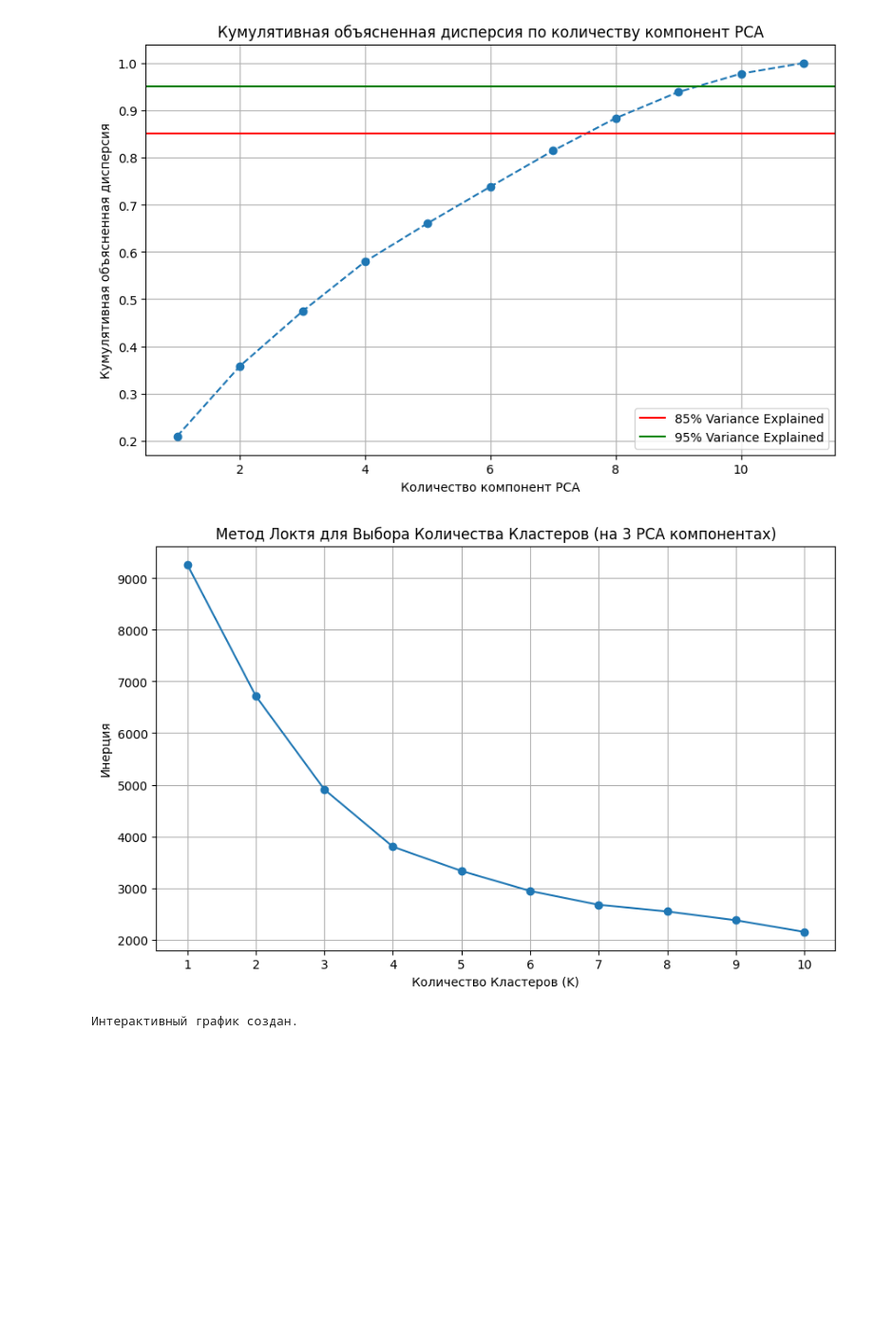
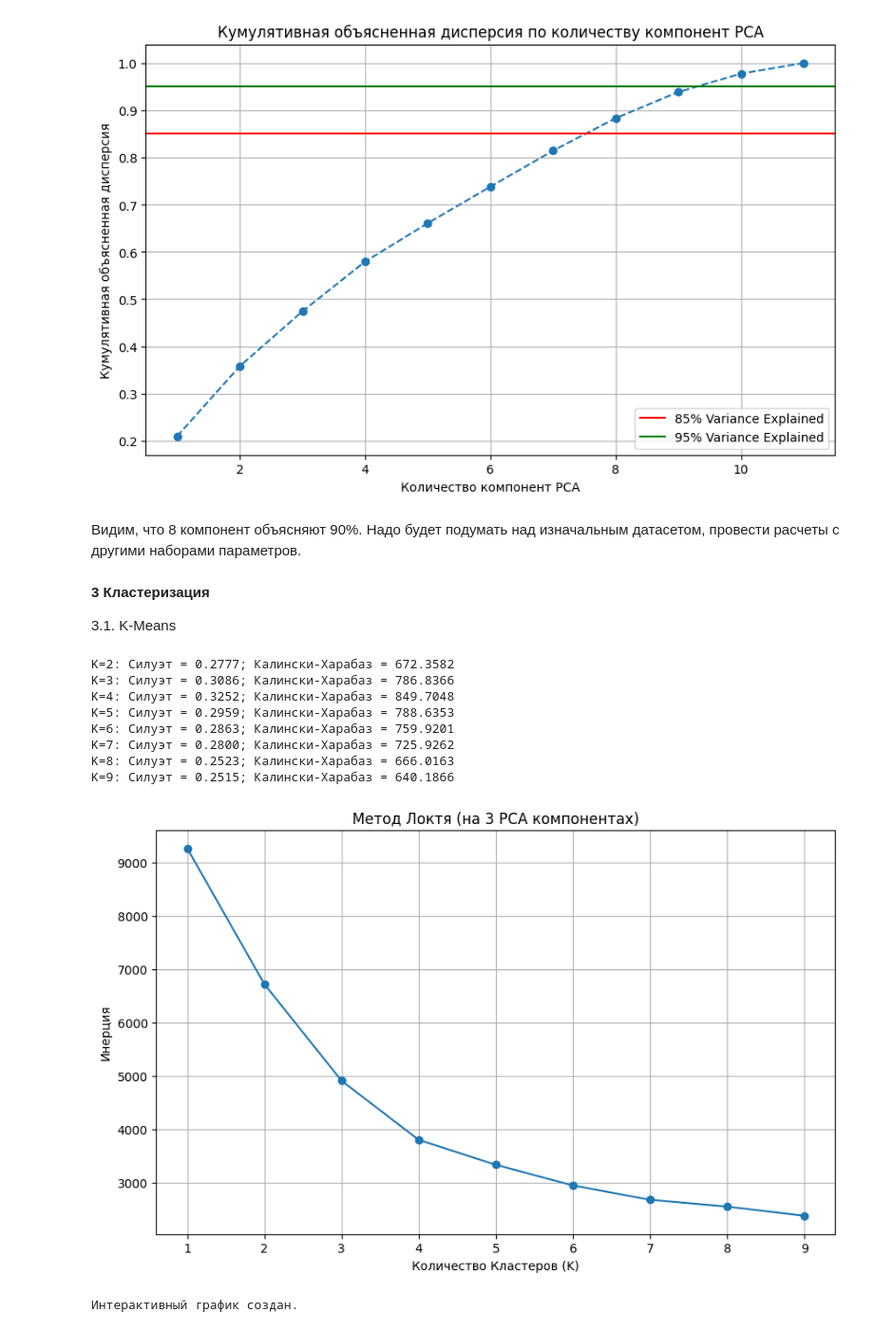
Before and after one commit to vsbank/belhardcourse, a Jupyter notebook: homework6/hw6_Final_Project.ipynb, the cells around one changed output. Shown at 95% size. Drawn from its saved outputs; the diff is of its cells as text; code cells hidden in the pictures; blank space fills up the shorter version.

```diff
--- a/homework6/hw6_Final_Project.ipynb
+++ b/homework6/hw6_Final_Project.ipynb
@@ -107,37 +112,55 @@ plt.show()
 [0.20974917 0.35810326 0.47424172 0.57960983 0.66090203 0.73820242
  0.81449031 0.88326933 0.93872099 0.97760193 1.        ]
 [figure]
+# %% [markdown]
+Видим, что 8 компонент объясняют 90%.
+Надо будет подумать над изначальным датасетом, провести расчеты с другими наборами параметров.
+# %% [markdown]
+**3 Кластеризация**
+
+3.1. K-Means
 # %%
-# Видим, что 8 компонент объясняют 90%
-# Надо будет подумать над изначальным датасетом, провести расчеты с другими наборами параметров
-
-# в рамках текущего проекта поработаем с перыми тремя компнентами
+# в рамках текущего проекта поработаем с перыми тремя компонентами
 n_components_chosen = 3
 
 # Применяем PCA с выбранным количеством компонент и трансформируем данные
 pca_3d = PCA(n_components=3, random_state=42)
 X_pca_3d = pca_3d.fit_transform(X_scaled)
 
 # --- Метод Локтя для K-Means (на PCA-данных) ---
-k_range = range(1, 11) # Попробуем от 1 до 10 кластеров
+k_range = range(1, 10) # Попробуем от 1 до 9 кластеров
 inertia_values = []
 
 for k in k_range:
     # Создаем и обучаем модель K-Means для текущего K
     # init='k-means++' - умный способ инициализации центров
     kmeans = KMeans(n_clusters=k, init='k-means++', random_state=42, n_init='auto')
     kmeans.fit(X_pca_3d) # Обучаем на 3D PCA-данных
     inertia_values.append(kmeans.inertia_)
 
+    # Рассчитываем силуэтный коэффициент для текущего K
+    if k > 1:
+        score_har = calinski_harabasz_score(X_pca_3d, kmeans.labels_)
+        score_sil = silhouette_score(X_pca_3d, kmeans.labels_)
+        print(f"K={k}: Силуэт={score_sil:.4f}; Калински-Харабаз={score_har:.4f}")
+
 # Строим график метода локтя
 plt.figure(figsize=(10, 6))
 plt.plot(k_range, inertia_values, marker='o')
-plt.title('Метод Локтя для Выбора Количества Кластеров (на 3 PCA компонентах)')
+plt.title('Метод Локтя (на 3 PCA компонентах)')
 plt.xlabel('Количество Кластеров (K)')
 plt.ylabel('Инерция')
 plt.xticks(k_range) # Показываем все значения K на оси x
 plt.grid(True)
 plt.show()
 # %% [output]
+K=2: Силуэт = 0.2777; Калински-Харабаз = 672.3582
+K=3: Силуэт = 0.3086; Калински-Харабаз = 786.8366
+K=4: Силуэт = 0.3252; Калински-Харабаз = 849.7048
+K=5: Силуэт = 0.2959; Калински-Харабаз = 788.6353
+K=6: Силуэт = 0.2863; Калински-Харабаз = 759.9201
+K=7: Силуэт = 0.2800; Калински-Харабаз = 725.9262
+K=8: Силуэт = 0.2523; Калински-Харабаз = 666.0163
+K=9: Силуэт = 0.2515; Калински-Харабаз = 640.1866
-[figure, old version]
+[figure, new version]
 # %%
```
Also changed, not shown: parts of 19 cells of this notebook, 1 other file.
